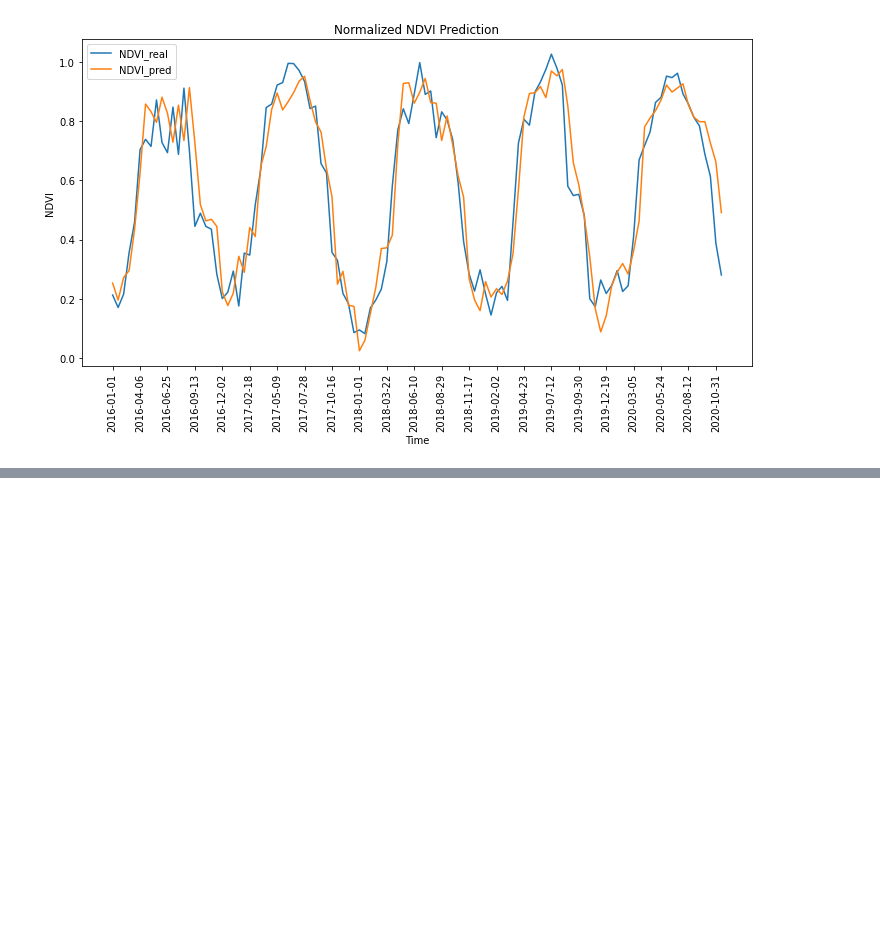
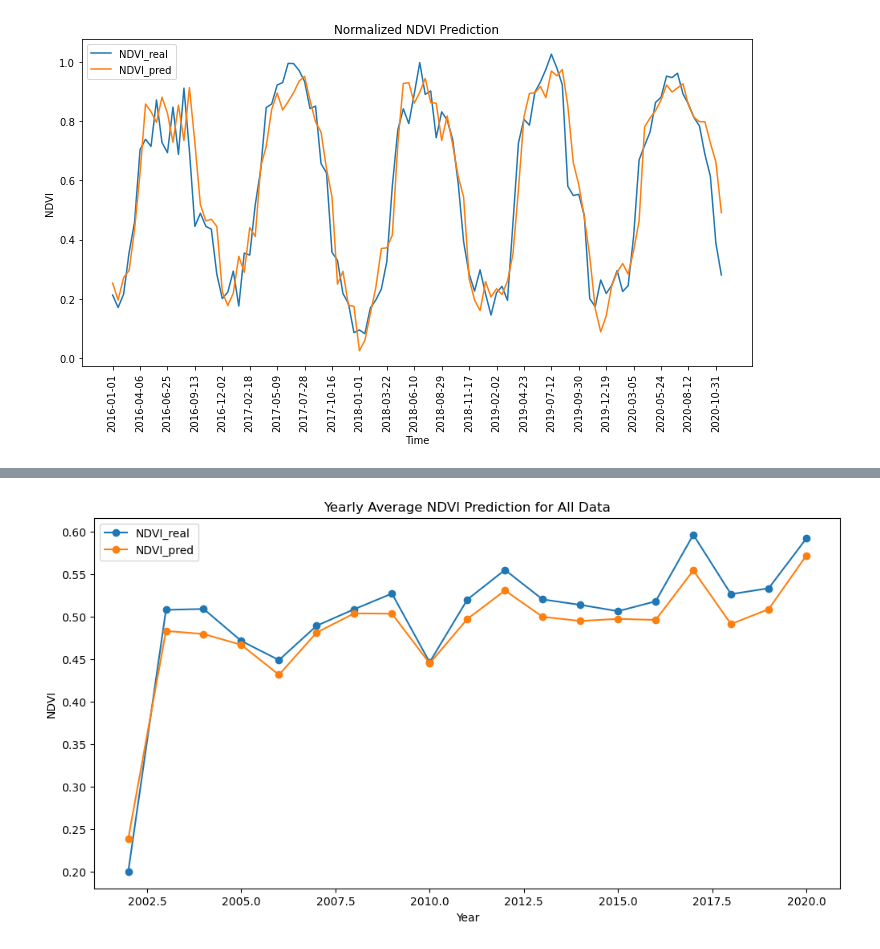
Before and after one commit to youhangkai/SHARING, a Jupyter notebook: LSTM_LAI.ipynb, the cells around one changed output, grey strips where cells are left out. Cells and saved outputs as stored; diff of their text form; code cells hidden in the pictures; blank space fills up the shorter version.

```diff
--- a/LSTM_LAI.ipynb
+++ b/LSTM_LAI.ipynb
@@ -250,6 +327,35 @@ ValueError: operands could not be broadcast together with shapes (305,3) (11,) (
 # %%
-train_rmse = np.sqrt(mean_squared_error(y_train_actual, train_predict_actual[:, 1:4]))
-test_rmse = np.sqrt(mean_squared_error(y_test_actual, test_predict_actual[:, 1:4]))
-print(f'Train RMSE: {train_rmse:.3f}')
-print(f'Test RMSE: {test_rmse:.3f}')
+# Use all data for both training and prediction
+train_data_all = data
+train_data_normalized_all = scaler.fit_transform(train_data_all)
+X_all, y_all = create_dataset(train_data_normalized_all, look_back)
+
+# Train the model on all data
+model.fit(X_all, y_all, epochs=100, batch_size=16, verbose=2)
+
+# Make predictions on all data
+all_predict = model.predict(X_all)
+
+# Extract actual and predicted NDVI values for all data
+NDVI_real_all = y_all[:, 0]
+NDVI_pred_all = all_predict[:, 0]
+
+# Create a DataFrame with the correct date index for all predictions
+prediction_dates_all = data.index[look_back + 1:]
+prediction_df_all = pd.DataFrame(index=prediction_dates_all)
+prediction_df_all['NDVI_real'] = NDVI_real_all
+prediction_df_all['NDVI_pred'] = NDVI_pred_all
+
+# Group all predictions and actual values by year
+prediction_df_yearly_all = prediction_df_all.groupby(prediction_df_all.index.year).mean()
+
+# Plot yearly average NDVI for all data
+plt.figure(figsize=(12, 6))
+plt.plot(prediction_df_yearly_all.index, prediction_df_yearly_all['NDVI_real'], label='NDVI_real', marker='o')
+plt.plot(prediction_df_yearly_all.index, prediction_df_yearly_all['NDVI_pred'], label='NDVI_pred', marker='o')
+plt.title('Yearly Average NDVI Prediction for All Data')
+plt.xlabel('Year')
+plt.ylabel('NDVI')
+plt.legend()
+plt.show()
 # %% [output]
@@ -258 +379,2 @@ Test RMSE: 3.570
+[figure, added]
 # %%
```
Also changed, not shown: parts of 18 cells of this notebook.
